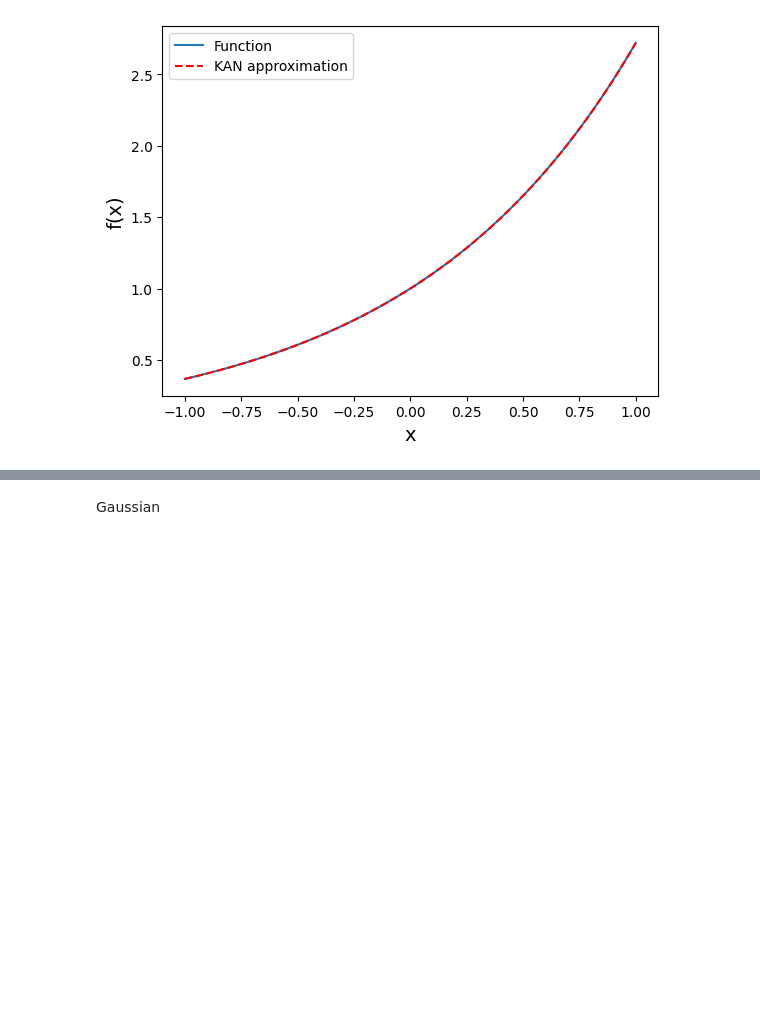
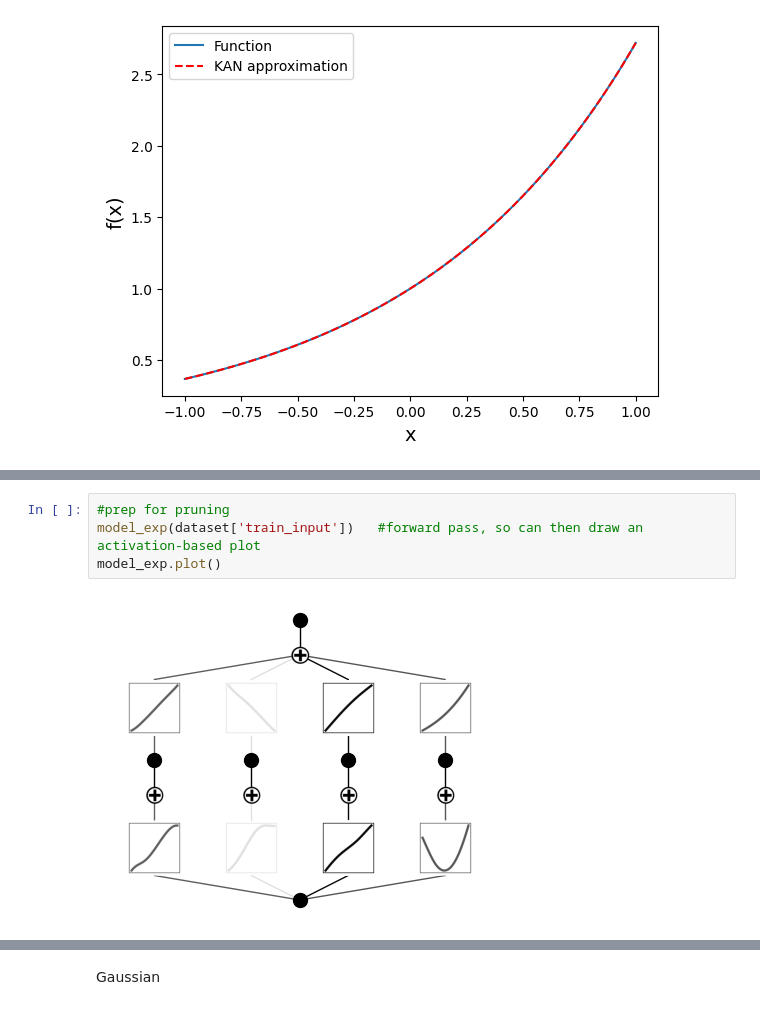
Before and after one commit to byang-nu/function_simulation, a Jupyter notebook: pykan_attempt.ipynb, the cells around one changed output, grey strips where cells are left out. Cells and saved outputs as stored; diff of their text form; blank space fills up the shorter version.

```diff
--- a/pykan_attempt.ipynb
+++ b/pykan_attempt.ipynb
@@ -77,0 +130,6 @@ model_exp.plot(beta=100, in_vars=['x'], out_vars=['y'], title = 'Exponential')
+# %%
+#prep for pruning
+model_exp(dataset['train_input'])   #forward pass, so can then draw an activation-based plot
+model_exp.plot()
+# %% [output]
+[figure, added]
```
Also changed, not shown: parts of 9 cells of this notebook.
